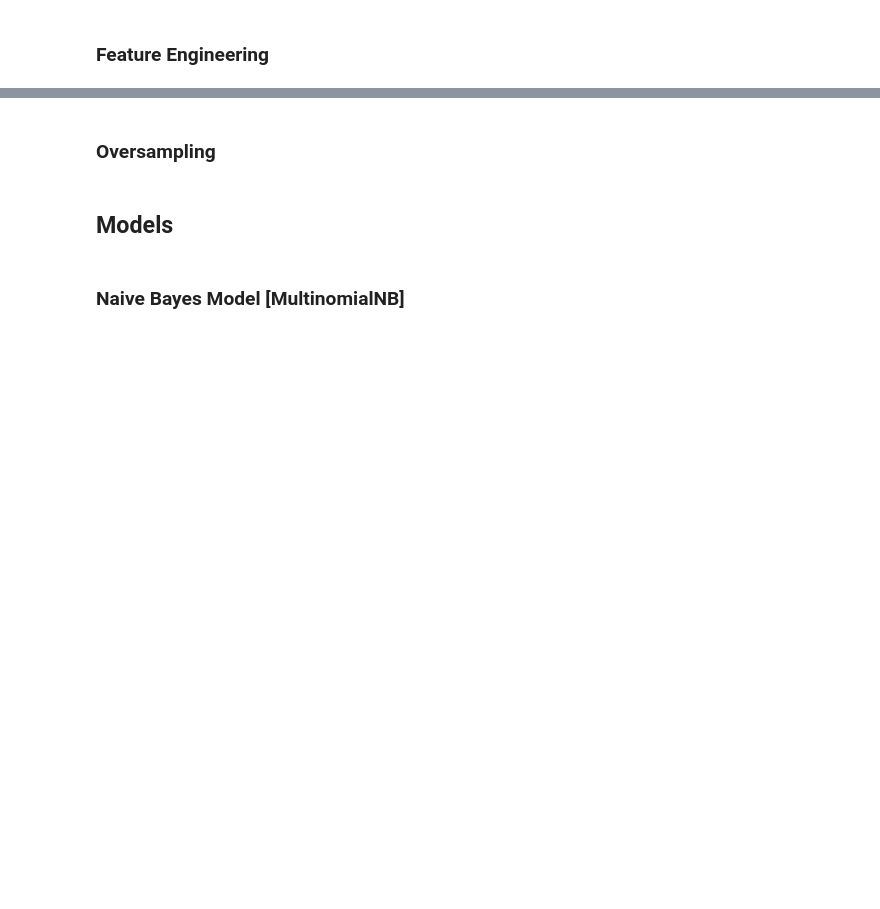
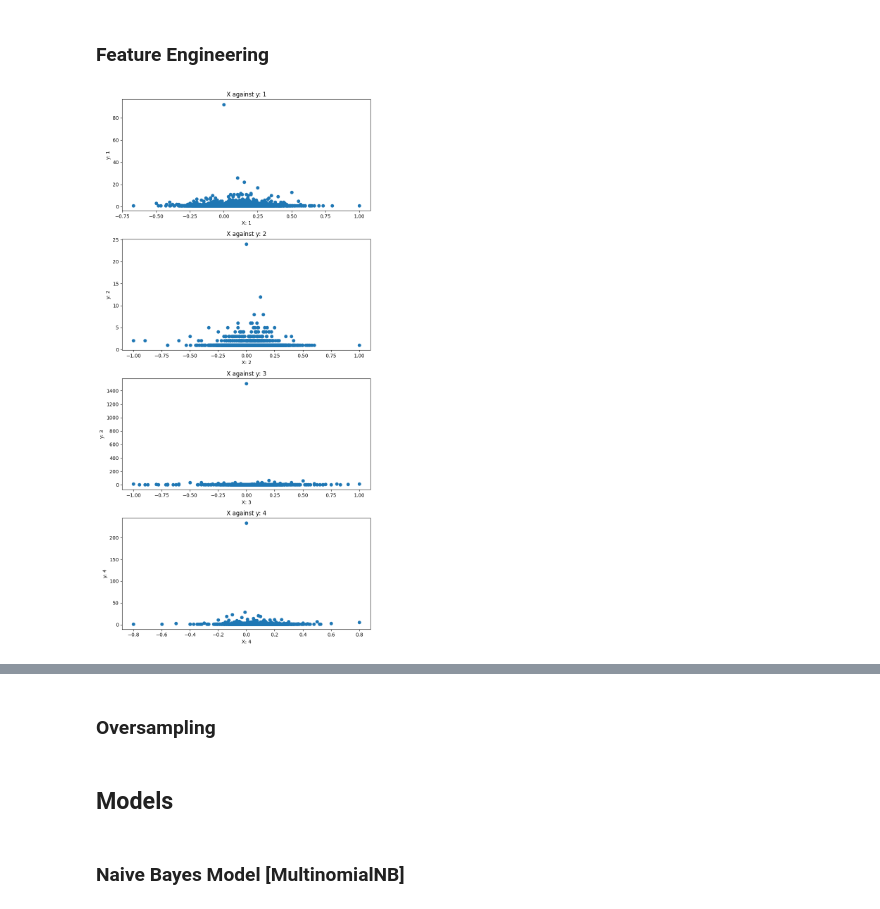
Before and after one commit to autumn-sonata/CS4248-Project, a Jupyter notebook: LabeledUnreliableNews.ipynb, the cells around one changed output, grey strips where cells are left out. Cells and saved outputs as stored; diff of their text form; code cells hidden in the pictures; blank space fills up the shorter version.

Commit message:
change tfidf to count, add statistical analysis of sentiment and subjectivity

```diff
--- a/LabeledUnreliableNews.ipynb
+++ b/LabeledUnreliableNews.ipynb
@@ -43,7 +44,7 @@ df = df if enable_all_data else df.sample(n=PARTITION_SIZE, random_state=SEED)
 
 X_train = df.iloc[:, 1]
 y_train = df.iloc[:, 0]
-
+X_train_unprocessed = X_train
 print(X_train)
 print(y_train)
 
@@ -175,4 +176,5 @@ spacy_model.add_pipe('spacytextblob')
 # %% [markdown]
 ### Train-Validation Split
 # %%
+X_train_unprocessed, _, _, _ = train_test_split(X_train_unprocessed, y_train, test_size=0.2, random_state=SEED)
 X_train, X_val, y_train, y_val = train_test_split(X_train, y_train, test_size=0.2, random_state=SEED)
@@ -179,3 +183,18 @@ X_train, X_val, y_train, y_val = train_test_split(X_train, y_train, test_size=0.
+# %%
+def count_analysis(X, y):
+    unique_y = np.unique(y)
+    fig, axs = plt.subplots(len(unique_y), 1, figsize=(8, len(unique_y) * 4))
+    for i in unique_y:
+        indices = np.where(y == i)[0]
+        counts_i = X[indices]
+        unique_vals, counts = np.unique(counts_i, return_counts=True)
+        axs[i-1].scatter(unique_vals, counts)
+        axs[i-1].set_xlabel('X: ' + str(i))
+        axs[i-1].set_ylabel('y: ' + str(i))
+        axs[i-1].set_title('X against y: ' + str(i))
+
+    plt.tight_layout()
+    plt.show()
 # %% [markdown]
 ### Feature Engineering
 # %%
@@ -187,6 +206,6 @@ X_train_tfidf = tfidf_vectorizer.fit_transform(X_train)
 # 2) Sentiment analysis
 def sentiment_analysis(sentence):
     doc = spacy_model(sentence)
-    return doc._.blob.polarity ** 2 # square to flag extreme polarity text
+    return doc._.blob.polarity
 
-X_train_sent_ana = X_train.apply(sentiment_analysis).to_numpy().reshape(-1, 1)
+X_train_sent_ana = X_train_unprocessed.apply(sentiment_analysis).to_numpy().reshape(-1, 1)
@@ -193,3 +217,8 @@ X_train_sent_ana = X_train.apply(sentiment_analysis).to_numpy().reshape(-1, 1)
+# %%
+## Analysis of sentiment feature
+count_analysis(X_train_sent_ana, y_train)
+# %% [output]
+[figure, added]
 # %%
 # 3) Subjectivity analysis
 def subjectivity_analysis(sentence):
```
Also changed, not shown: parts of 16 cells of this notebook, 3 other files.
